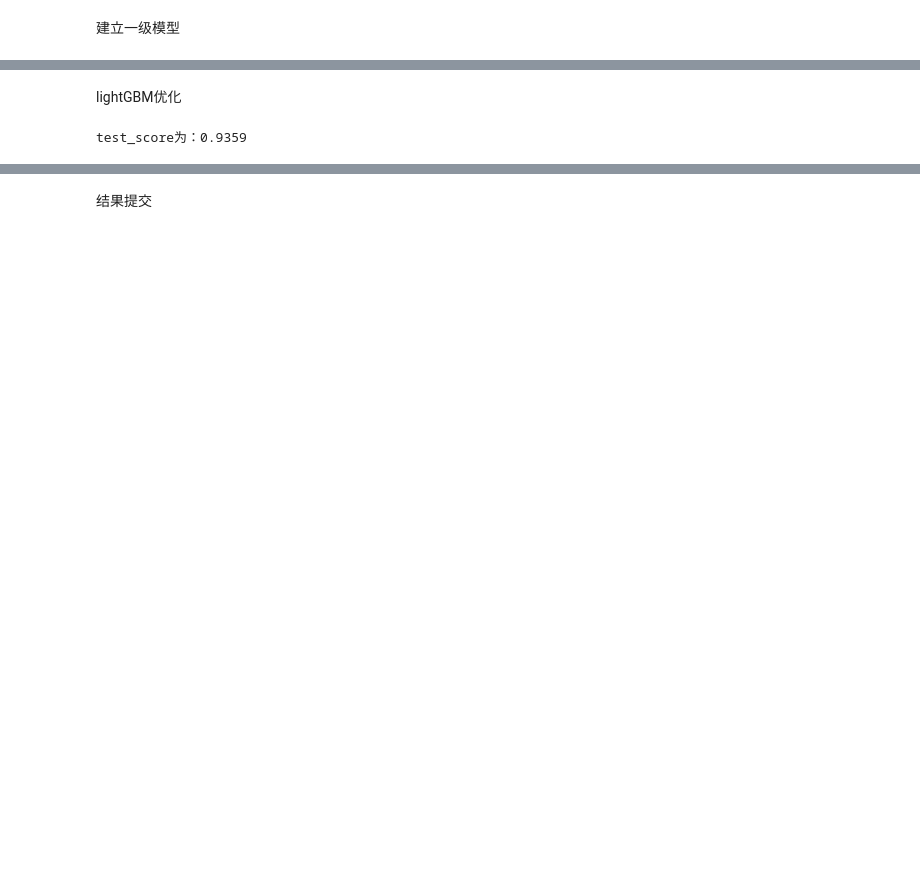
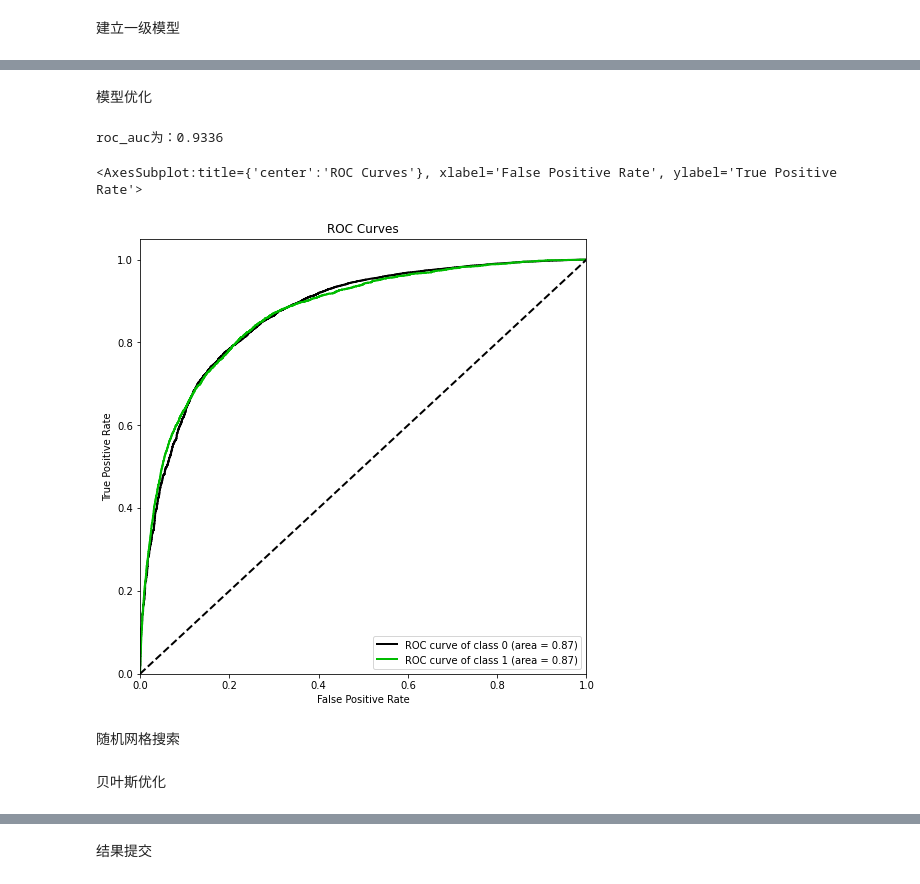
Before and after one commit to jaling9/PythonProjects, a Jupyter notebook: give me some credit 信用评分卡/信用评分卡.ipynb, the cells around one changed output, grey strips where cells are left out. Drawn from its saved outputs; the diff is of its cells as text; code cells hidden in the pictures; blank space fills up the shorter version.

```diff
--- a/give me some credit 信用评分卡/信用评分卡.ipynb
+++ b/give me some credit 信用评分卡/信用评分卡.ipynb
@@ -753,3 +787,7 @@ Name: SeriousDlqin2yrs, Length: 150000, dtype: int64
+# %%
+# 切分数据集
+from sklearn.model_selection import train_test_split
+X_train, X_test, y_train, y_test = train_test_split(X,y,train_size=0.7)
 # %%
 X.describe([0.01,0.1,0.25,.5,.75,.9,.99]).T
 # %% [output]
@@ -805,18 +847,32 @@ cgb的test_score为：0.9372
-# %% [markdown]
-lightGBM优化
+# %% [markdown]
+模型优化
 # %%
+# 随便调调LGB的参数
 from sklearn.model_selection import KFold,cross_validate
-lgb = LGBMClassifier(boosting_type='gbdt',
-                    learning_rate=0.1,
-                    n_estimators=100,
-                    max_depth=17,
-                    reg_lambda=0,
-                    num_leaves=31
+lgb1 = LGBMClassifier(boosting_type='dart',
+                    learning_rate=0.01,
+                    n_estimators=200,
+                    max_depth=12,
+                    reg_lambda=0
+                    #num_leaves=31
                     )
-lgb = lgb.fit(X,y)
+lgb = lgb1.fit(X_train,y_train)
 cv = KFold(n_splits=5,shuffle=True,random_state=2022)
-lgb_cv = cross_validate(lgb,X,y,cv=cv,n_jobs=-1,return_train_score=True)
+lgb_cv = cross_validate(lgb1,X_test,y_test,cv=cv,scoring='roc_auc',n_jobs=-1,return_train_score=True)
 #print(f'{i}的train_score为：{round(score["train_score"].mean(),4)}')
-print(f'test_score为：{round(score["test_score"].mean(),4)}')
+print(f'roc_auc为：{round(score["test_score"].mean(),4)}')
 # %% [output]
-test_score为：0.9359
+roc_auc为：0.9336
+# %%
+# 绘制ROC曲线
+import scikitplot as skplt
+test_pred = lgb1.predict_proba(X_test)
+test_pred=pd.DataFrame(test_pred,index =y_test.index)
+skplt.metrics.plot_roc(y_test, test_pred,
+                        plot_micro=False,figsize=(8,8),
+                        plot_macro=False)
+# %% [output]
+<AxesSubplot:title={'center':'ROC Curves'}, xlabel='False Positive Rate', ylabel='True Positive Rate'>
+[figure, added]
+# %% [markdown]
+随机网格搜索
@@ -822,0 +909,2 @@ test_score为：0.9359
+# %% [markdown]
+贝叶斯优化
```
Also changed, not shown: parts of 22 cells of this notebook, 16 other files.
